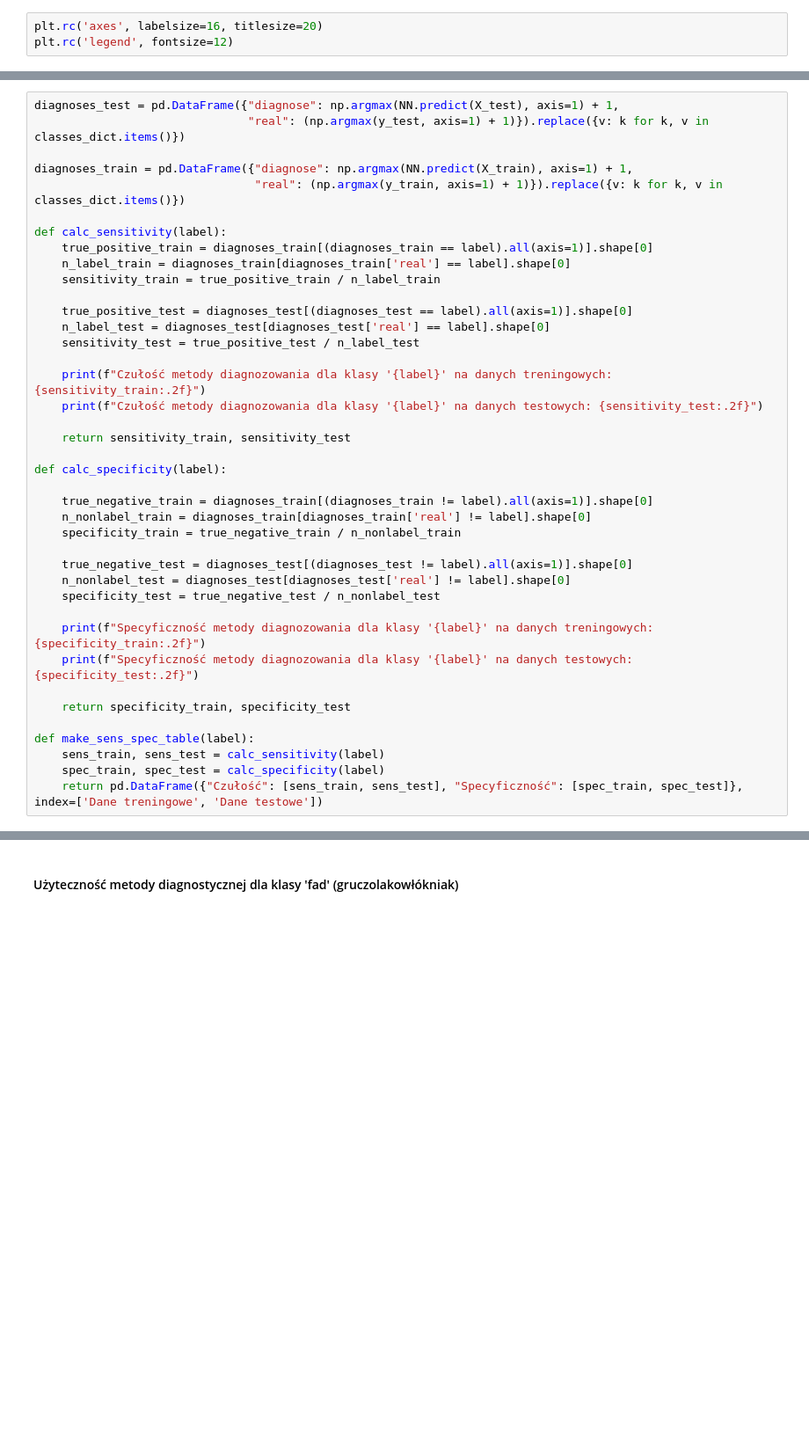
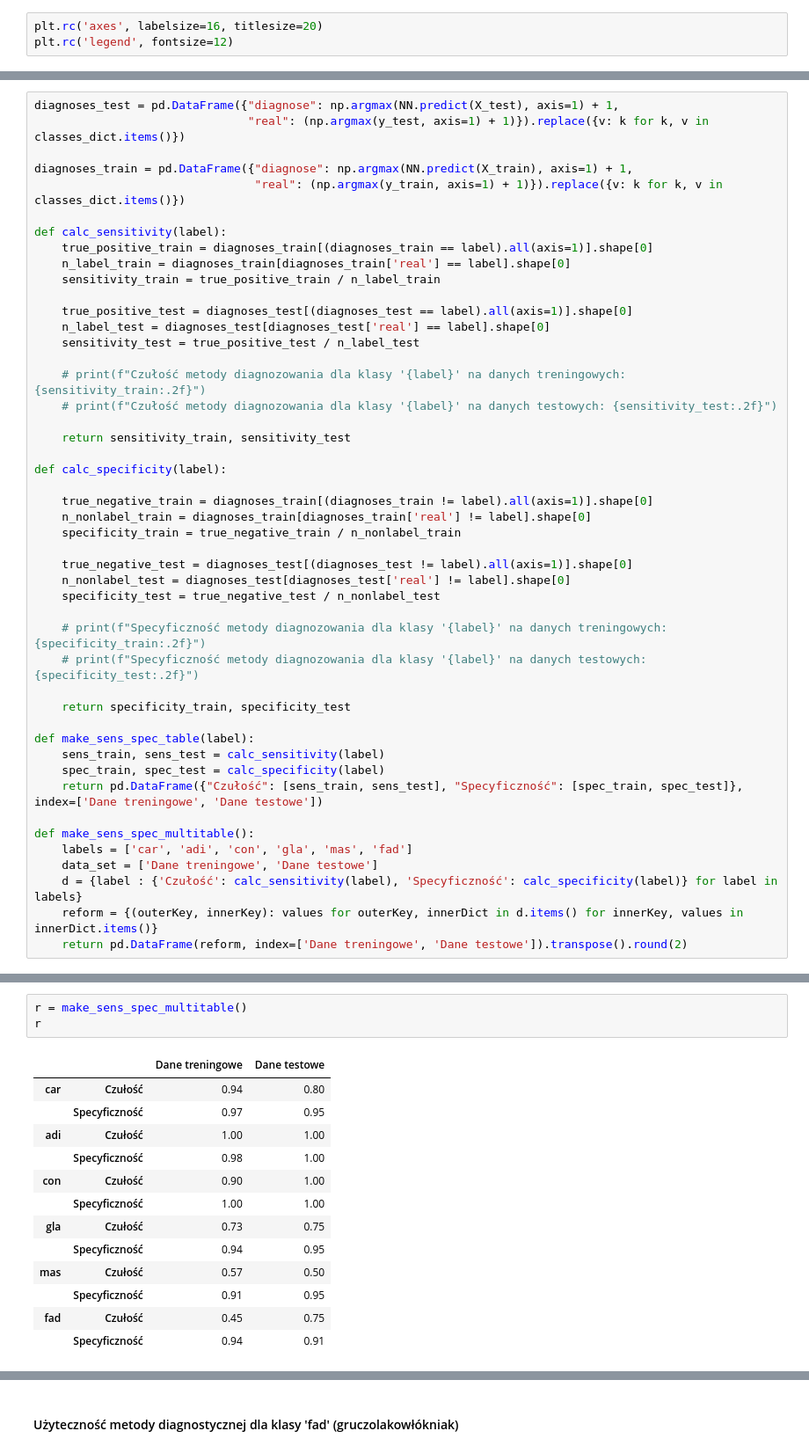
Before and after one commit to rzelazo/Breast_Tissue_MLP_Classifier, a Jupyter notebook: SNB.ipynb, the cells around one changed output, grey strips where cells are left out. Shown at 88% size. Cells and saved outputs as stored; diff of their text form; blank space fills up the shorter version.

```diff
--- a/SNB.ipynb
+++ b/SNB.ipynb
@@ -1073,8 +1110,8 @@ def calc_sensitivity(label):
     n_label_test = diagnoses_test[diagnoses_test['real'] == label].shape[0]
     sensitivity_test = true_positive_test / n_label_test
 
-    print(f"Czułość metody diagnozowania dla klasy '{label}' na danych treningowych: {sensitivity_train:.2f}")
-    print(f"Czułość metody diagnozowania dla klasy '{label}' na danych testowych: {sensitivity_test:.2f}")
+    # print(f"Czułość metody diagnozowania dla klasy '{label}' na danych treningowych: {sensitivity_train:.2f}")
+    # print(f"Czułość metody diagnozowania dla klasy '{label}' na danych testowych: {sensitivity_test:.2f}")
 
     return sensitivity_train, sensitivity_test
 
@@ -1088,8 +1125,8 @@ def calc_specificity(label):
     n_nonlabel_test = diagnoses_test[diagnoses_test['real'] != label].shape[0]
     specificity_test = true_negative_test / n_nonlabel_test
 
-    print(f"Specyficzność metody diagnozowania dla klasy '{label}' na danych treningowych: {specificity_train:.2f}")
-    print(f"Specyficzność metody diagnozowania dla klasy '{label}' na danych testowych: {specificity_test:.2f}")
+    # print(f"Specyficzność metody diagnozowania dla klasy '{label}' na danych treningowych: {specificity_train:.2f}")
+    # print(f"Specyficzność metody diagnozowania dla klasy '{label}' na danych testowych: {specificity_test:.2f}")
 
     return specificity_train, specificity_test
 
@@ -1097,3 +1134,10 @@ def make_sens_spec_table(label):
     sens_train, sens_test = calc_sensitivity(label)
     spec_train, spec_test = calc_specificity(label)
     return pd.DataFrame({"Czułość": [sens_train, sens_test], "Specyficzność": [spec_train, spec_test]}, index=['Dane treningowe', 'Dane testowe'])
+
+def make_sens_spec_multitable():
+    labels = ['car', 'adi', 'con', 'gla', 'mas', 'fad']
+    data_set = ['Dane treningowe', 'Dane testowe']
+    d = {label : {'Czułość': calc_sensitivity(label), 'Specyficzność': calc_specificity(label)} for label in labels}
+    reform = {(outerKey, innerKey): values for outerKey, innerDict in d.items() for innerKey, values in innerDict.items()}
+    return pd.DataFrame(reform, index=['Dane treningowe', 'Dane testowe']).transpose().round(2)
@@ -1114,3 +1144,20 @@ Specyficzność metody diagnozowania dla klasy 'car' na danych testowych: 1.00
+# %%
+r = make_sens_spec_multitable()
+r
+# %% [output]
+|  |  | Dane treningowe | Dane testowe |
+| car | Czułość | 0.94 | 0.80 |
+|  | Specyficzność | 0.97 | 0.95 |
+| adi | Czułość | 1.00 | 1.00 |
+|  | Specyficzność | 0.98 | 1.00 |
+| con | Czułość | 0.90 | 1.00 |
+|  | Specyficzność | 1.00 | 1.00 |
+| gla | Czułość | 0.73 | 0.75 |
+|  | Specyficzność | 0.94 | 0.95 |
+| mas | Czułość | 0.57 | 0.50 |
+|  | Specyficzność | 0.91 | 0.95 |
+| fad | Czułość | 0.45 | 0.75 |
+|  | Specyficzność | 0.94 | 0.91 |
 # %%
 make_sens_spec_table('adi')
 # %% [output]
```
Also changed, not shown: parts of 29 cells of this notebook.
